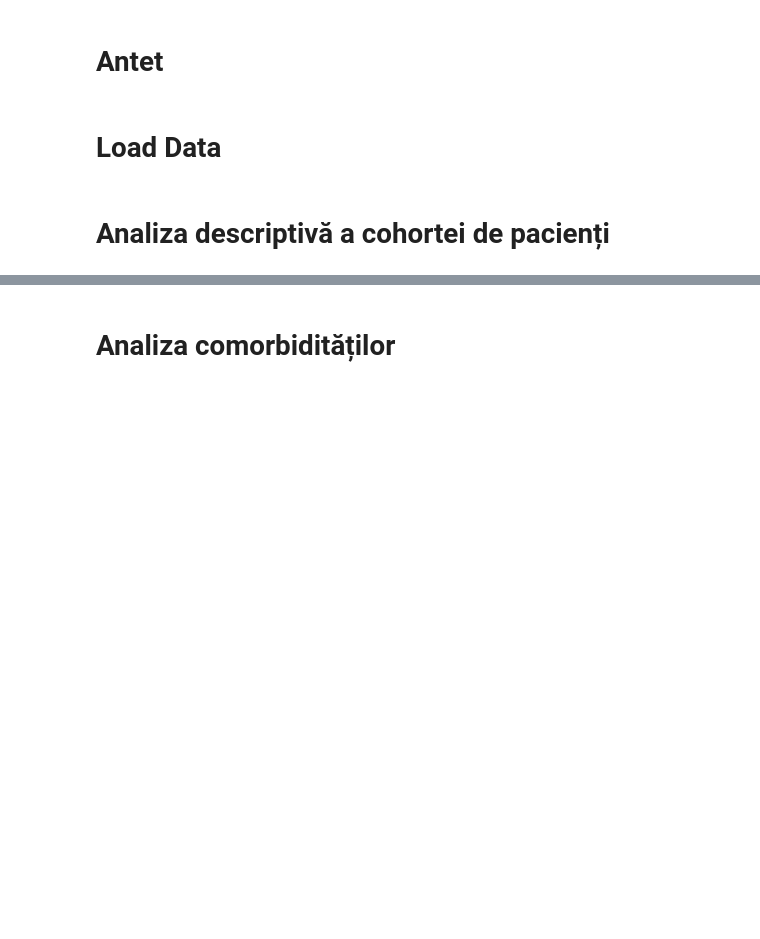
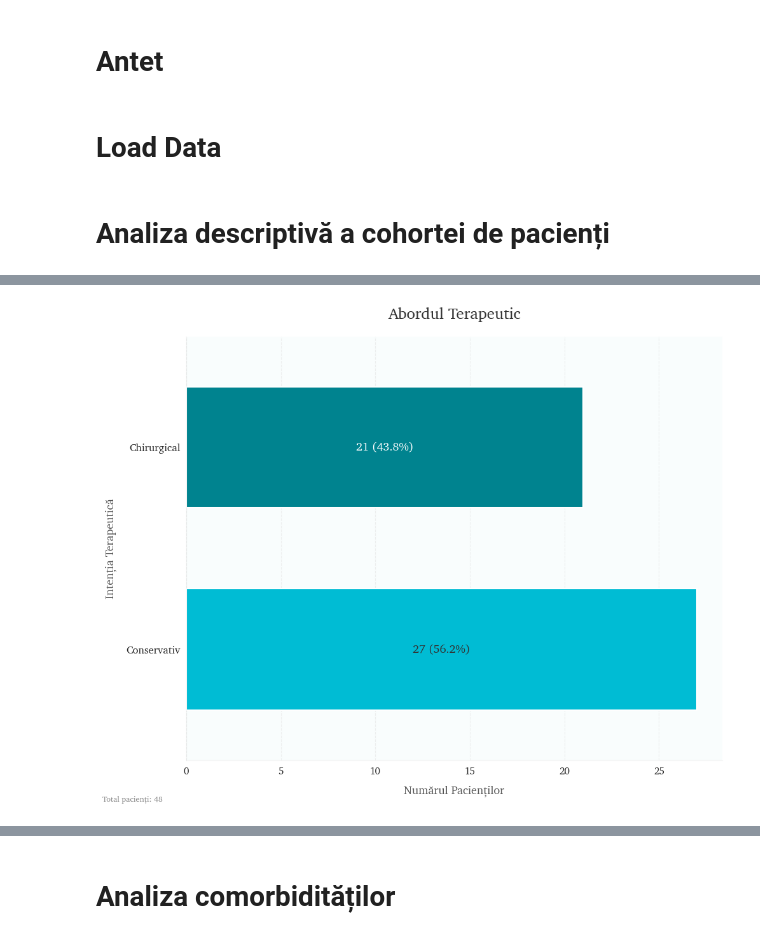
Before and after one commit to Marsalis00123/MD-Dissertation, a Jupyter notebook: Files/StatisticsV2.ipynb, the cells around one changed output, grey strips where cells are left out. Saved outputs shown, nothing was run; the diff lists cells and outputs as text; code cells hidden in the pictures; blank space fills up the shorter version.

```diff
--- a/Files/StatisticsV2.ipynb
+++ b/Files/StatisticsV2.ipynb
@@ -126 +286,92 @@ findfont: Font family 'Roboto' not found.
+# %%
+# Bar chart pentru abordul terapeutic
+# treatment_approach = df['tratament'].str.contains('chirurgical').map({True: 'Chirurgical', False: 'Conservativ'}).value_counts()
+# plt.figure(figsize=(8, 6))
+# treatment_approach.plot(kind='bar')
+# plt.title('Abordul terapeutic')
+# plt.xlabel('Intenția terapeutică')
+# plt.ylabel('Numărul Pacienților')
+# plt.savefig('treat-cons-sur.png')
+# plt.show()
+# Bar chart pentru abordul terapeutic
+treatment_approach = df['tratament'].str.contains('chirurgical').map({True: 'Chirurgical', False: 'Conservativ'}).value_counts()
+
+# Create figure with appropriate dimensions
+plt.figure(figsize=(10, 8))
+
+# Create a horizontal bar chart (more Apple-like for binary comparisons)
+ax = treatment_approach.plot(
+    kind='barh',  # Horizontal bars for this binary comparison
+    color=[teal_palette[1], teal_palette[2]],  # Lightest and darkest teal for clear contrast
+    edgecolor='white',
+    linewidth=1.5,
+    width=0.6,  # Apple designs often use wider bars with spacing
+)
+
+# Remove the top and right spines
+ax.spines['top'].set_visible(False)
+ax.spines['right'].set_visible(False)
+ax.spines['left'].set_alpha(0.2)
+ax.spines['bottom'].set_alpha(0.2)
+
+# Add subtle grid lines only on the x-axis
+ax.xaxis.grid(True, linestyle='--', alpha=0.5, color='#E0E0E0')
+ax.yaxis.grid(False)
+temp_label_colors = ['#333333','#FFFFFF']
+# Add data labels inside the bars (Apple-style)
+for i, v in enumerate(treatment_approach):
+    # Position percentage and count
+    ax.text(
+        v/2,  # Center of bar
+        i,
+        f'{v} ({(v/treatment_approach.sum()*100):.1f}%)',
+        ha='center',
+        va='center',
+        fontsize=13,
+        color=temp_label_colors[i],  # White text for contrast
+        fontweight='medium',
+        family='serif'
+    )
+
+# Style the title and labels
+plt.title('Abordul Terapeutic',
+         fontsize=18,
+         fontweight='medium',
+         pad=20,
+         color='#333333',
+         family='serif')
+
+plt.xlabel('Numărul Pacienților', fontsize=13, color='#555555', family='serif', labelpad=10)
+plt.ylabel('Intenția Terapeutică', fontsize=13, color='#555555', family='serif', labelpad=10)
+
+# Style the tick labels
+plt.xticks(fontsize=11, family='serif')
+plt.yticks(fontsize=12, family='serif')
+
+# Add a subtle background color
+ax.set_facecolor('#F9FDFD')  # Very light teal tint
+
+# Add an annotation with the total number
+plt.figtext(
+    0.01, 0.01,
+    f'Total pacienți: {treatment_approach.sum()}',
+    fontsize=9,
+    color='#888888',
+    family='serif',
+    style='italic'
+)
+
+# # Add a legend-like annotation explaining colors
+# y_pos = 0.95
+# plt.figtext(0.75, y_pos, 'Chirurgical', fontsize=10, color=teal_palette[2], family='serif')
+# plt.figtext(0.75, y_pos-0.03, 'Conservativ', fontsize=10, color=teal_palette[0], family='serif')
+
+# Adjust layout
+plt.tight_layout()
+
+# Save with high resolution
+plt.savefig('treat-cons-sur.png', dpi=300, bbox_inches='tight', facecolor='white')
+plt.show()
+# %% [output]
+[figure, added]
 # %%
```
Also changed, not shown: parts of 21 cells of this notebook, 24 other files.
